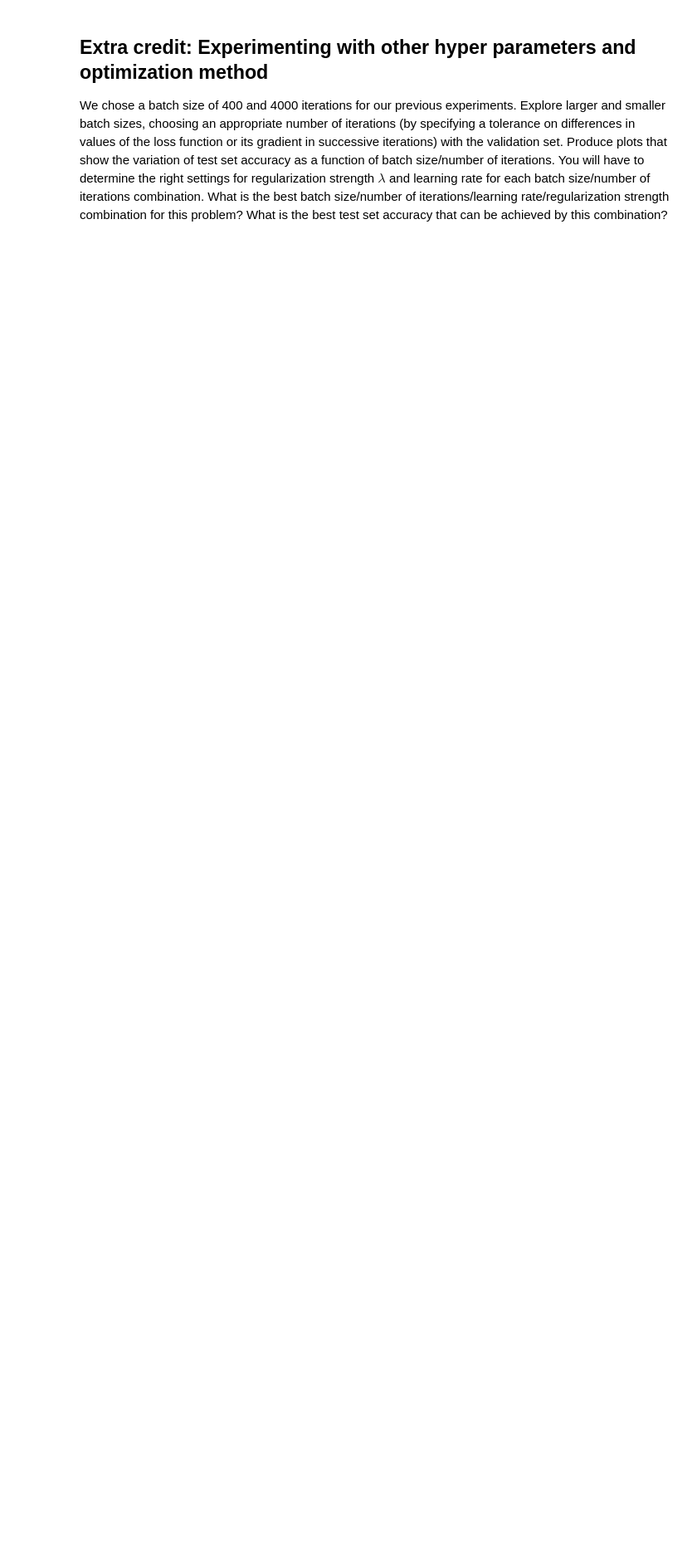
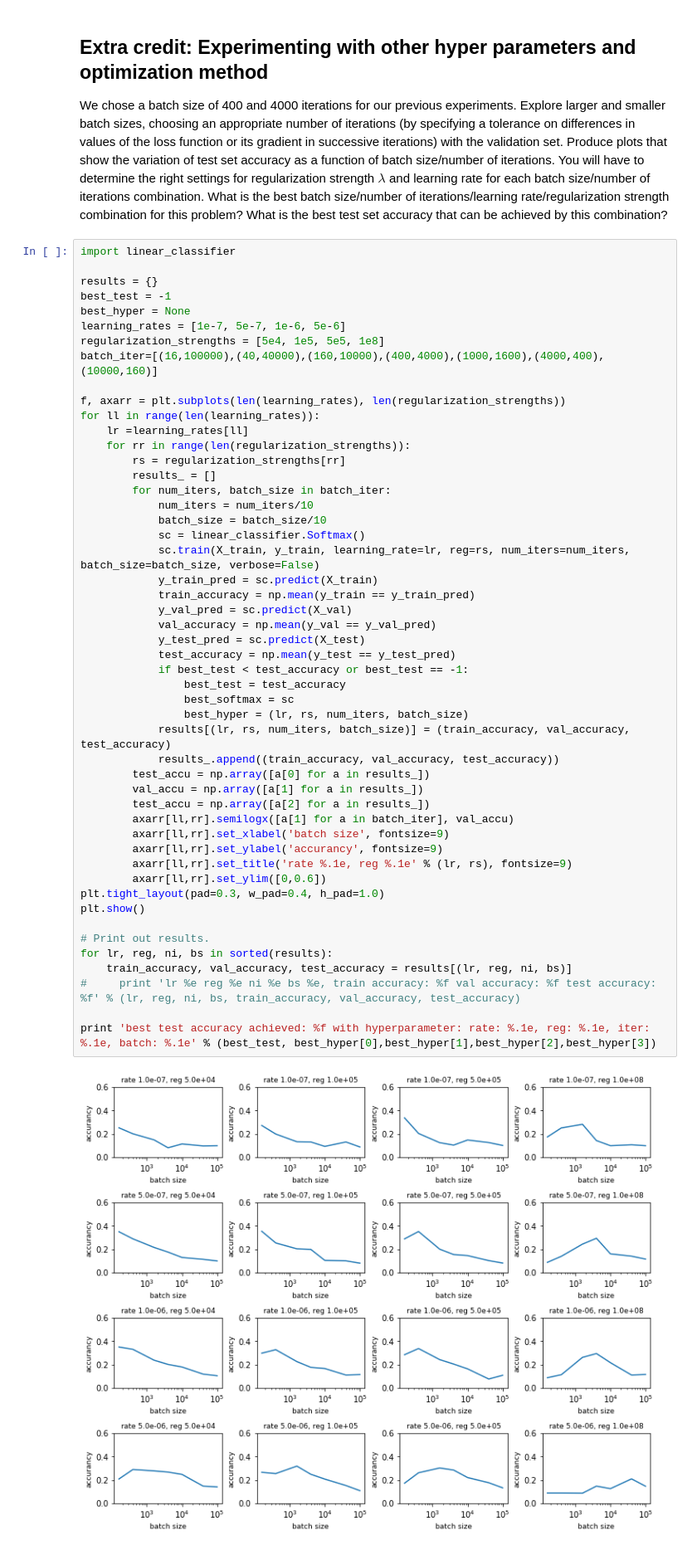
Before and after one commit to xystevensun/comp540, a Jupyter notebook: homework/hw3/softmax_cifar.ipynb, the cells around one changed output. Shown at 83% size. Saved outputs shown, nothing was run; the diff lists cells and outputs as text; blank space fills up the shorter version.

```diff
--- a/homework/hw3/softmax_cifar.ipynb
+++ b/homework/hw3/softmax_cifar.ipynb
@@ -287,3 +284,55 @@ softmax on raw pixels final test set accuracy: 0.398100
 # %% [markdown]
 ## Extra credit:  Experimenting with other hyper parameters and optimization method
 We chose a batch size of 400 and 4000 iterations for our previous experiments. Explore larger and smaller batch sizes, choosing an appropriate number of iterations (by specifying a tolerance on differences in values of the loss function or its gradient in successive iterations) with the validation set. Produce plots that show the variation of test set accuracy as a function of batch size/number of iterations. You will have to determine the right settings for regularization strength $\lambda$ and learning rate for each batch size/number of iterations combination. What is the best batch size/number of iterations/learning rate/regularization strength combination for this problem? What is the best test set accuracy that can be achieved by this combination?
+# %%
+import linear_classifier
+
+results = {}
+best_test = -1
+best_hyper = None
+learning_rates = [1e-7, 5e-7, 1e-6, 5e-6]
+regularization_strengths = [5e4, 1e5, 5e5, 1e8]
+batch_iter=[(16,100000),(40,40000),(160,10000),(400,4000),(1000,1600),(4000,400),(10000,160)]
+
+f, axarr = plt.subplots(len(learning_rates), len(regularization_strengths))
+for ll in range(len(learning_rates)):
+    lr =learning_rates[ll]
+    for rr in range(len(regularization_strengths)):
+        rs = regularization_strengths[rr]
+        results_ = []
+        for num_iters, batch_size in batch_iter:
+            num_iters = num_iters/10
+            batch_size = batch_size/10
+            sc = linear_classifier.Softmax()
+            sc.train(X_train, y_train, learning_rate=lr, reg=rs, num_iters=num_iters, batch_size=batch_size, verbose=False)
+            y_train_pred = sc.predict(X_train)
+            train_accuracy = np.mean(y_train == y_train_pred)
+            y_val_pred = sc.predict(X_val)
+            val_accuracy = np.mean(y_val == y_val_pred)
+            y_test_pred = sc.predict(X_test)
+            test_accuracy = np.mean(y_test == y_test_pred)
+            if best_test < test_accuracy or best_test == -1:
+                best_test = test_accuracy
+                best_softmax = sc
+                best_hyper = (lr, rs, num_iters, batch_size)
+            results[(lr, rs, num_iters, batch_size)] = (train_accuracy, val_accuracy, test_accuracy)
+            results_.append((train_accuracy, val_accuracy, test_accuracy))
+        test_accu = np.array([a[0] for a in results_])
+        val_accu = np.array([a[1] for a in results_])
+        test_accu = np.array([a[2] for a in results_])
+        axarr[ll,rr].semilogx([a[1] for a in batch_iter], val_accu)
+        axarr[ll,rr].set_xlabel('batch size', fontsize=9)
+        axarr[ll,rr].set_ylabel('accurancy', fontsize=9)
+        axarr[ll,rr].set_title('rate %.1e, reg %.1e' % (lr, rs), fontsize=9)
+        axarr[ll,rr].set_ylim([0,0.6])
+plt.tight_layout(pad=0.3, w_pad=0.4, h_pad=1.0)
+plt.show()
+
+# Print out results.
+for lr, reg, ni, bs in sorted(results):
+    train_accuracy, val_accuracy, test_accuracy = results[(lr, reg, ni, bs)]
+#     print 'lr %e reg %e ni %e bs %e, train accuracy: %f val accuracy: %f test accuracy: %f' % (lr, reg, ni, bs, train_accuracy, val_accuracy, test_accuracy)
+
+print 'best test accuracy achieved: %f with hyperparameter: rate: %.1e, reg: %.1e, iter: %.1e, batch: %.1e' % (best_test, best_hyper[0],best_hyper[1],best_hyper[2],best_hyper[3])
+# %% [output]
+[figure, added]
```
Also changed, not shown: parts of 3 cells of this notebook.
